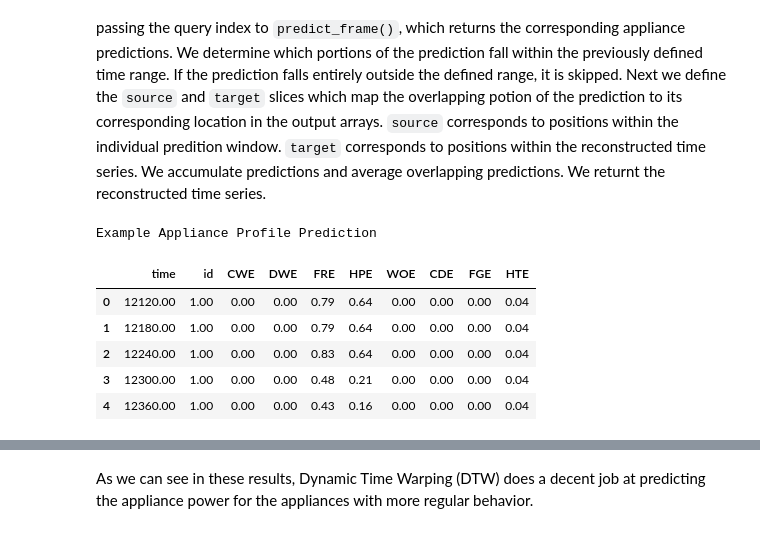
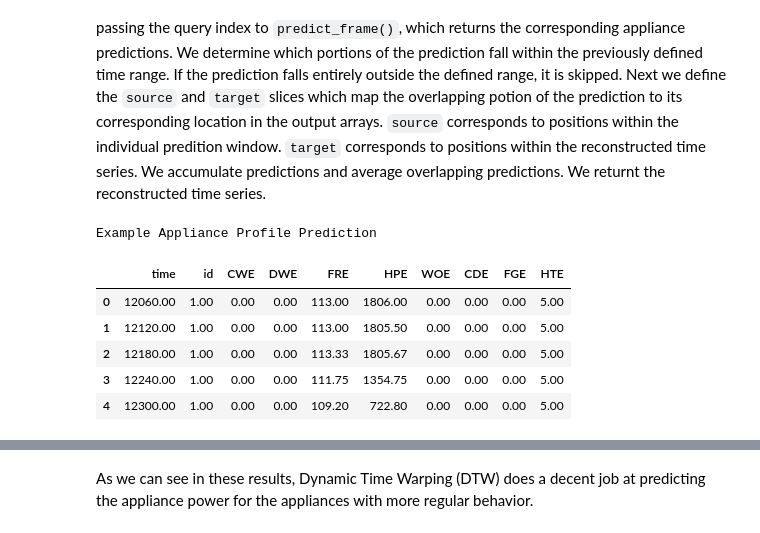
Before and after one commit to codettlaff/Differential-Privacy-PESGM2026, a Jupyter notebook: pattern_matching_v3.ipynb, the cells around one changed output, grey strips where cells are left out. Drawn from its saved outputs; the diff is of its cells as text; code cells hidden in the pictures.

Commit message:
Visualize on un-normalized data

```diff
--- a/pattern_matching_v3.ipynb
+++ b/pattern_matching_v3.ipynb
@@ -38,3 +39,12 @@ test_indices = processed_data['test_indices']
+# %%
+window_length = processed_data['window_length']
+agg = processed_data['agg']
+apps = processed_data['apps']
+agg_norm = processed_data['agg_norm']
+apps_norm = processed_data['apps_norm']
+train_indices = processed_data['train_indices']
+val_indices = processed_data['val_indices']
+test_indices = processed_data['test_indices']
 # %% [markdown]
 ### Load Distance Metrics
 
@@ -69,7 +79,7 @@ Our pattern-matching NILM algorithm predicts appliance-level usage from aggregat
 
 The `predict_frame` function selects the best-matching template for a given query window and returns its corresponding appliance power predictions. First, we define `metric_directions` to indicate whether each metric corresponds to a maximization or minimization problem. Then, we identify candidate templates. The `combined_metric_lookup` dictionary contains matching metrics associated with template/query index pais. The list comprehension iterates through every template/query pair, keeps only entries corresponding to the requested `query_idx`, and extracts the template index and the selected metric value. Using the `min()` function, we select the best template. Using the best template starting index, we extract and return the appliance prediction window.
 # %%
-def predict_frame(apps_norm, query_idx, window_length, combined_metric_lookup, method):
+def predict_frame(apps, query_idx, window_length, combined_metric_lookup, method):
 
     metric_directions = {
         'feature_distance': 1,
@@ -84,14 +94,14 @@ def predict_frame(apps_norm, query_idx, window_length, combined_metric_lookup, m
 
     direction = metric_directions[method]
     best_template_idx = min(candidates, key=lambda x: direction * x[1])[0]
-    return apps_norm[best_template_idx : best_template_idx + window_length]
+    return apps[best_template_idx : best_template_idx + window_length]
 # %% [markdown]
 The `predict_time_series()` function reconstructs a continous appliance power time series by combining predictions from multiple overlapping query windows. First, we determine the earliest and latest indices covered by the query windows. Next, we initialize two arrays. `totals` accumulates appliance power predictions at each time index. `counts` tracks how many predictions exist for each time index. Next, we generate predictions for each query window by passing the query index to `predict_frame()`, which returns the corresponding appliance predictions. We determine which portions of the prediction fall within the previously defined time range. If the prediction falls entirely outside the defined range, it is skipped. Next we define the `source` and `target` slices which map the overlapping potion of the prediction to its corresponding location in the output arrays. `source` corresponds to positions within the individual predition window. `target` corresponds to positions within the reconstructed time series. We accumulate predictions and average overlapping predictions. We returnt the reconstructed time series.
 # %%
-def predict_time_series(apps_norm, query_indices, window_length, combined_metric_lookup, method):
+def predict_time_series(apps, query_indices, window_length, combined_metric_lookup, method):
 
     start = max(0, min(query_indices))
-    end = min(len(apps_norm), max(query_indices) + window_length)
+    end = min(len(apps), max(query_indices) + window_length)
 
     n_appliances = apps_norm.shape[1] - 2 # exclude 'id' and 'time' columns.
     n_samples = end - start
@@ -100,7 +110,7 @@ def predict_time_series(apps_norm, query_indices, window_length, combined_metric
     counts = np.zeros(n_samples, dtype=int)
 
     for query_idx in query_indices:
-        prediction = predict_frame(apps_norm, query_idx, window_length, combined_metric_lookup, method)
+        prediction = predict_frame(apps, query_idx, window_length, combined_metric_lookup, method)
 
         # Determine the overlapping region
         target_start = max(query_idx, start)
@@ -120,23 +130,23 @@ def predict_time_series(apps_norm, query_indices, window_length, combined_metric
 
     result = np.full((n_samples, apps_norm.shape[1]), np.nan)
     result[covered, 2:] = totals[covered] / counts[covered, None]
-    result[:, :2] = apps_norm[start:end, :2]
+    result[:, :2] = apps[start:end, :2]
 
     return result
 # %%
-example_query_indices = val_indices[0:100]
-example_apps_time_series = predict_time_series(apps_norm, example_query_indices, window_length, combined_metric_lookup, method='dtw_distance')
+example_query_indices = val_indices
+example_apps_time_series = predict_time_series(apps, example_query_indices, window_length, combined_metric_lookup, method='dtw_distance')
 
 example_apps_df = pd.DataFrame(
     example_apps_time_series,
     columns=apps_column_names)
 
 display(example_apps_df.head().style.format('{:.2f}').set_caption('Example Appliance Profile Prediction'))
 # %% [output]
 Example Appliance Profile Prediction
 |  | time | id | CWE | DWE | FRE | HPE | WOE | CDE | FGE | HTE |
-| 0 | 12120.00 | 1.00 | 0.00 | 0.00 | 0.79 | 0.64 | 0.00 | 0.00 | 0.00 | 0.04 |
-| 1 | 12180.00 | 1.00 | 0.00 | 0.00 | 0.79 | 0.64 | 0.00 | 0.00 | 0.00 | 0.04 |
-| 2 | 12240.00 | 1.00 | 0.00 | 0.00 | 0.83 | 0.64 | 0.00 | 0.00 | 0.00 | 0.04 |
-| 3 | 12300.00 | 1.00 | 0.00 | 0.00 | 0.48 | 0.21 | 0.00 | 0.00 | 0.00 | 0.04 |
-| 4 | 12360.00 | 1.00 | 0.00 | 0.00 | 0.43 | 0.16 | 0.00 | 0.00 | 0.00 | 0.04 |
+| 0 | 12060.00 | 1.00 | 0.00 | 0.00 | 113.00 | 1806.00 | 0.00 | 0.00 | 0.00 | 5.00 |
+| 1 | 12120.00 | 1.00 | 0.00 | 0.00 | 113.00 | 1805.50 | 0.00 | 0.00 | 0.00 | 5.00 |
+| 2 | 12180.00 | 1.00 | 0.00 | 0.00 | 113.33 | 1805.67 | 0.00 | 0.00 | 0.00 | 5.00 |
+| 3 | 12240.00 | 1.00 | 0.00 | 0.00 | 111.75 | 1354.75 | 0.00 | 0.00 | 0.00 | 5.00 |
+| 4 | 12300.00 | 1.00 | 0.00 | 0.00 | 109.20 | 722.80 | 0.00 | 0.00 | 0.00 | 5.00 |
```
Also changed, not shown: parts of 5 cells of this notebook.
